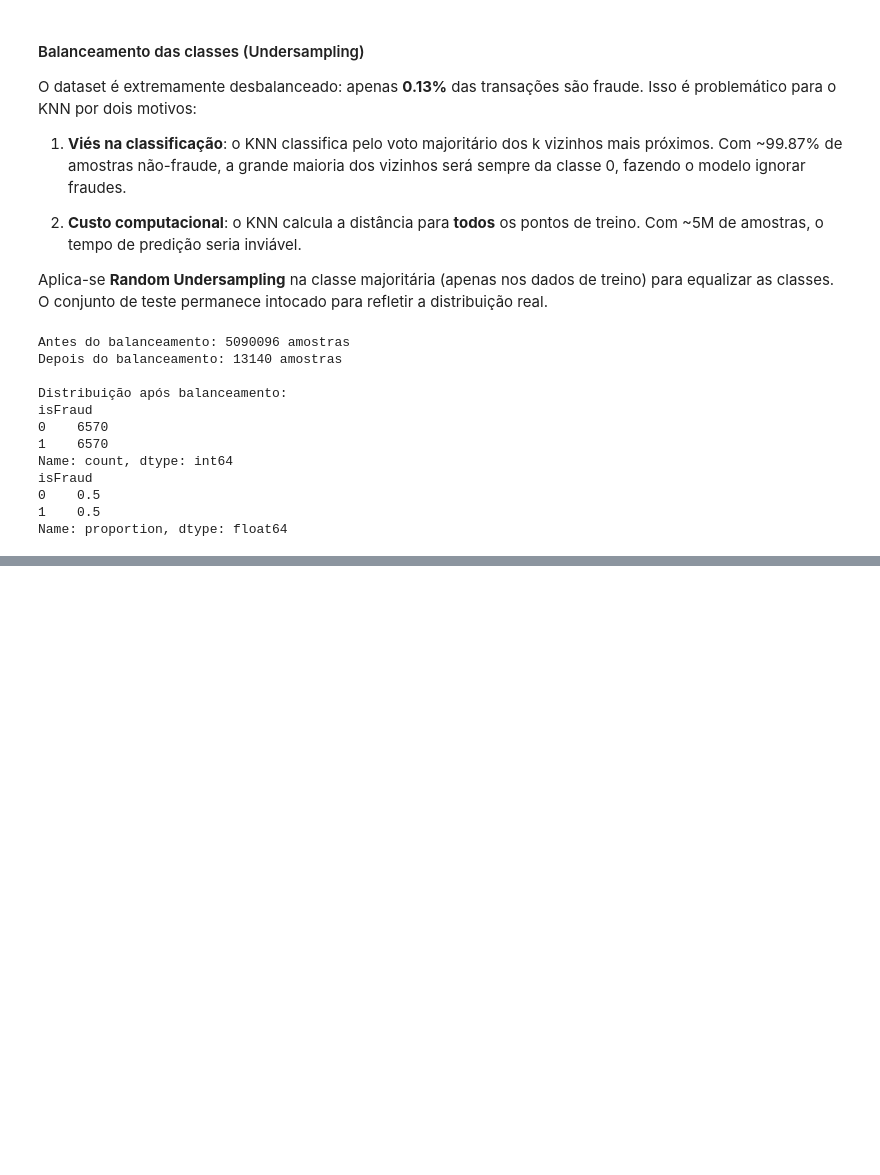
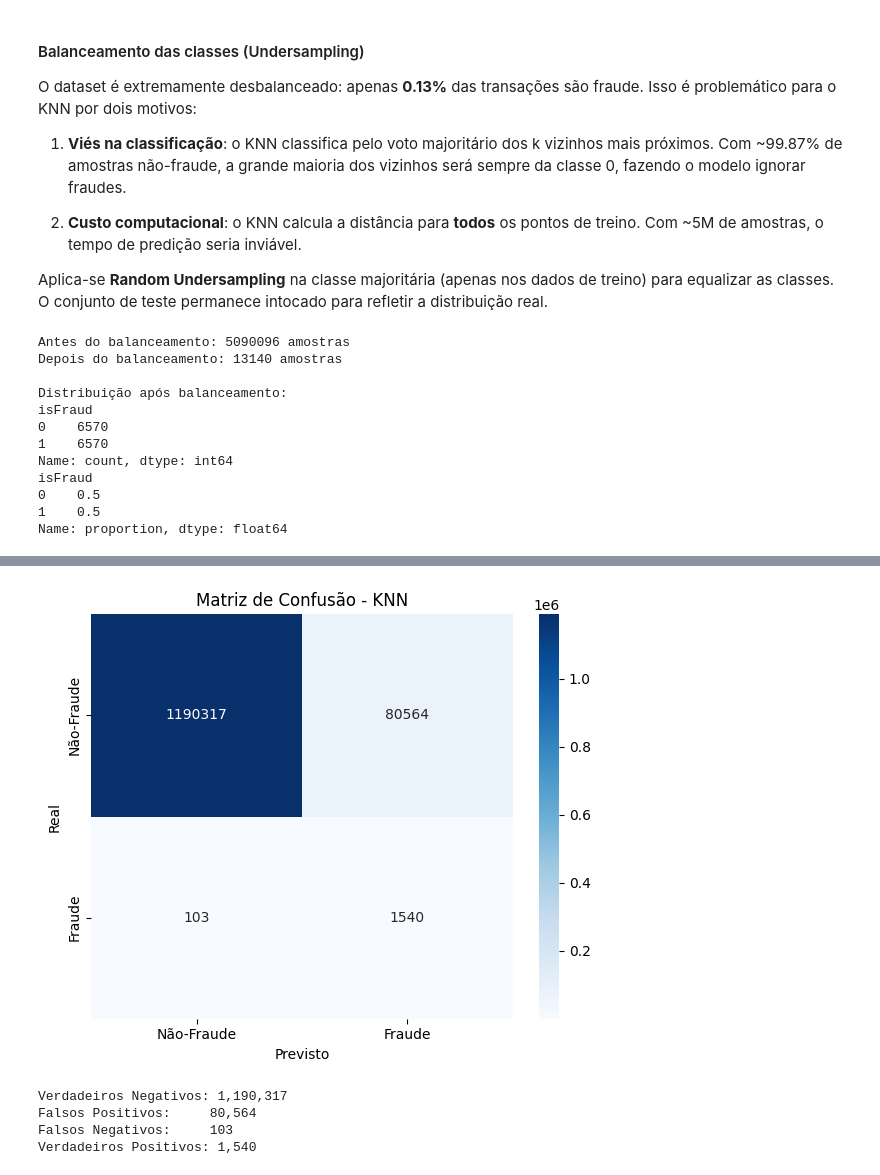
Before and after one commit to lusostisso/T1-Aprendizado-de-maquina, a Jupyter notebook: main.ipynb, the cells around one changed output, grey strips where cells are left out. Drawn from its saved outputs; the diff is of its cells as text; code cells hidden in the pictures; blank space fills up the shorter version.

```diff
--- a/main.ipynb
+++ b/main.ipynb
@@ -235,0 +306,13 @@ Name: proportion, dtype: float64
+# %%
+# Predição no conjunto de teste
+y_pred = knn_final.predict(X_test)
+
+# Métricas de avaliação
+print("=== Métricas no conjunto de teste ===\n")
+print(f"Acurácia:  {accuracy_score(y_test, y_pred):.4f}")
+print(f"Precisão:  {precision_score(y_test, y_pred):.4f}")
+print(f"Recall:    {recall_score(y_test, y_pred):.4f}")
+print(f"F1-score:  {f1_score(y_test, y_pred):.4f}")
+
+print("\n=== Classification Report ===\n")
+print(classification_report(y_test, y_pred, target_names=['Não-Fraude', 'Fraude']))
@@ -235,0 +337,23 @@ Name: proportion, dtype: float64
+# %%
+# Matriz de confusão
+cm = confusion_matrix(y_test, y_pred)
+plt.figure(figsize=(6, 5))
+sns.heatmap(cm, annot=True, fmt='d', cmap='Blues',
+            xticklabels=['Não-Fraude', 'Fraude'],
+            yticklabels=['Não-Fraude', 'Fraude'])
+plt.xlabel('Previsto')
+plt.ylabel('Real')
+plt.title('Matriz de Confusão - KNN')
+plt.tight_layout()
+plt.show()
+
+print(f"\nVerdadeiros Negativos: {cm[0,0]:,}")
+print(f"Falsos Positivos:     {cm[0,1]:,}")
+print(f"Falsos Negativos:     {cm[1,0]:,}")
+print(f"Verdadeiros Positivos: {cm[1,1]:,}")
+# %% [output]
+[figure, added]
+Verdadeiros Negativos: 1,190,317
+Falsos Positivos:     80,564
+Falsos Negativos:     103
+Verdadeiros Positivos: 1,540
```
Also changed, not shown: parts of 14 cells of this notebook.
